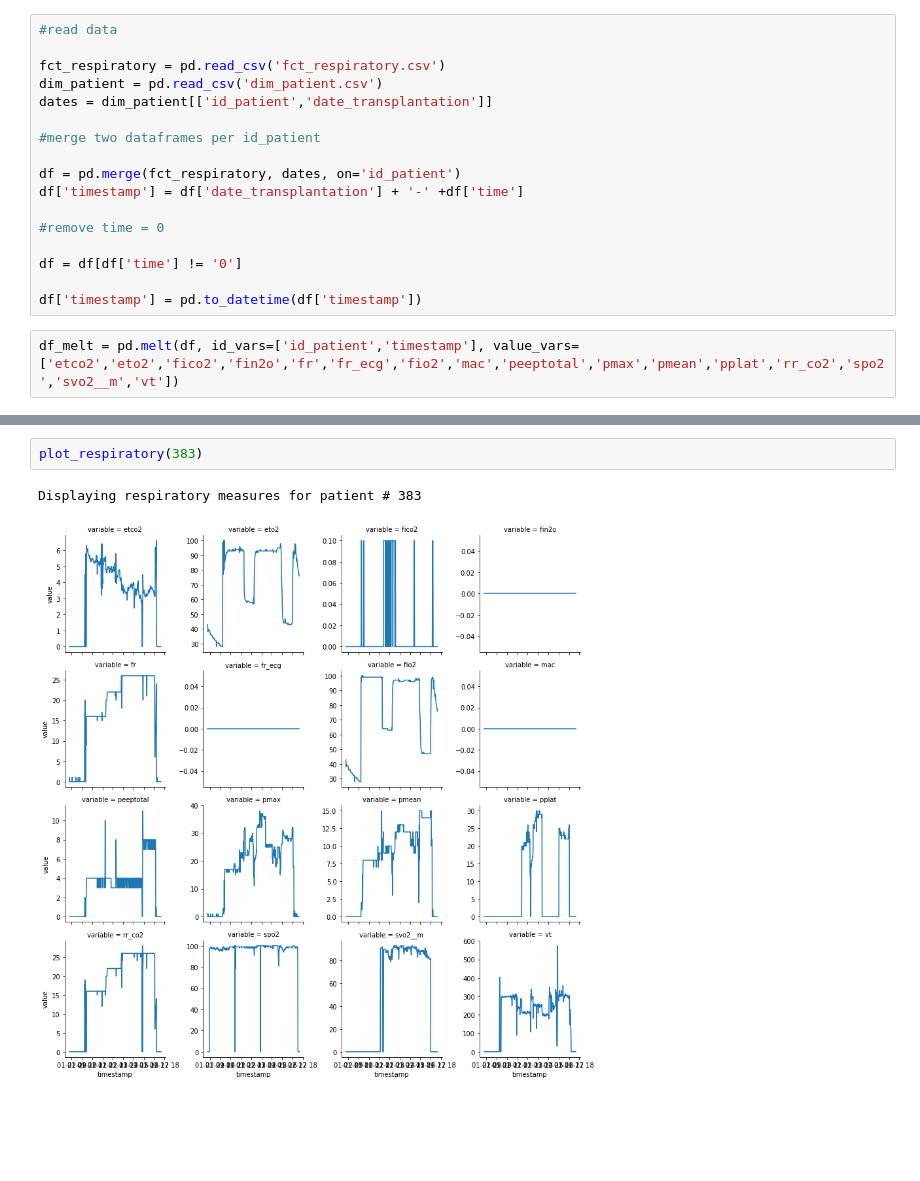
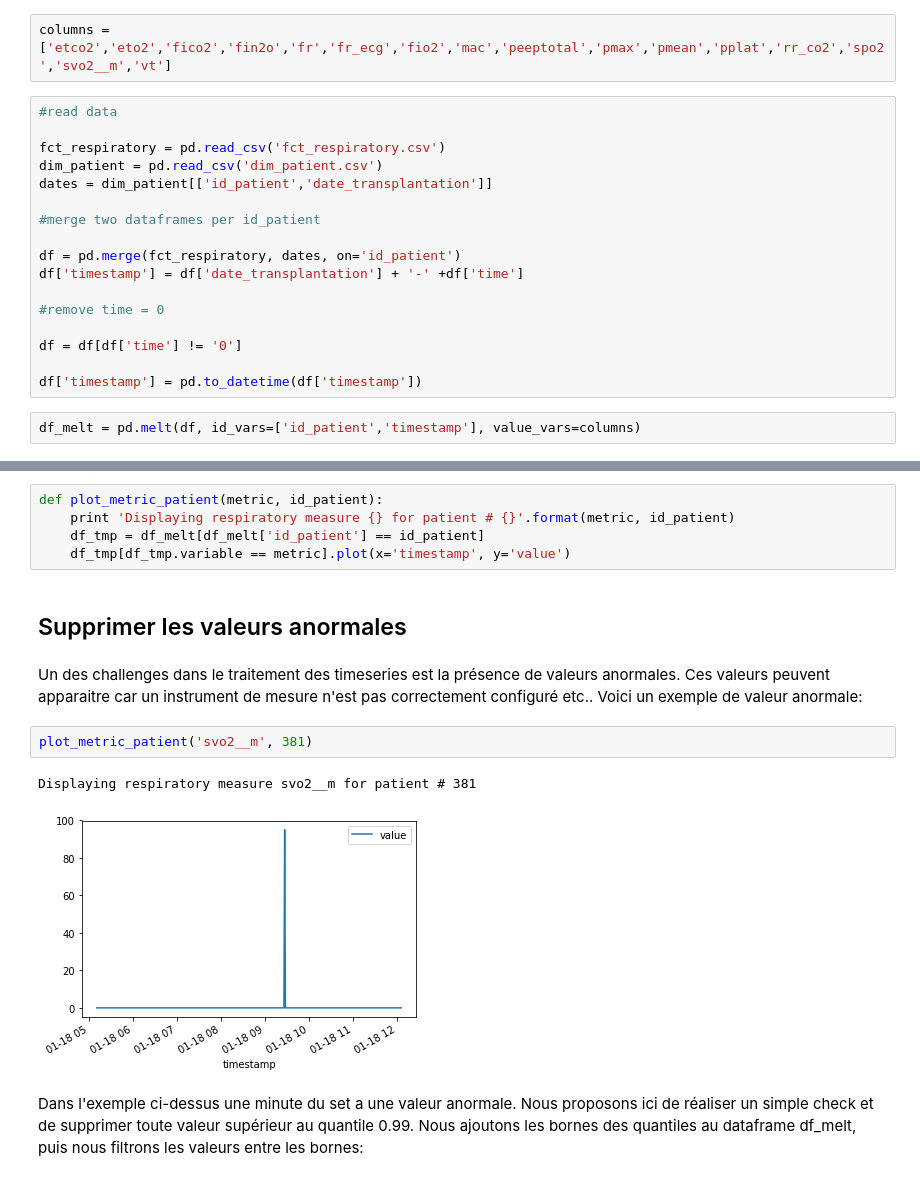
Before and after one commit to dataforgoodfr/batch_5_transplant, a Jupyter notebook: notebook/Exploration fct_respiratory.ipynb, the cells around one changed output, grey strips where cells are left out. Saved outputs shown, nothing was run; the diff lists cells and outputs as text; blank space fills up the shorter version.

```diff
--- a/notebook/Exploration fct_respiratory.ipynb
+++ b/notebook/Exploration fct_respiratory.ipynb
@@ -10,3 +11,5 @@ import matplotlib.pyplot as plt
+# %%
+columns = ['etco2','eto2','fico2','fin2o','fr','fr_ecg','fio2','mac','peeptotal','pmax','pmean','pplat','rr_co2','spo2','svo2__m','vt']
 # %%
 #read data
 
@@ -25,5 +28,5 @@ df = df[df['time'] != '0']
 
 df['timestamp'] = pd.to_datetime(df['timestamp'])
 # %%
-df_melt = pd.melt(df, id_vars=['id_patient','timestamp'], value_vars=['etco2','eto2','fico2','fin2o','fr','fr_ecg','fio2','mac','peeptotal','pmax','pmean','pplat','rr_co2','spo2','svo2__m','vt'])
+df_melt = pd.melt(df, id_vars=['id_patient','timestamp'], value_vars=columns)
 # %%
@@ -80,5 +42,16 @@ dim_patient[['id_patient', 'immediate_extubation', 'secondary_intubation']]
-# %%
-plot_respiratory(383)
-# %% [output]
-Displaying respiratory measures for patient # 383
-[figure, removed]
+# %%
+def plot_metric_patient(metric, id_patient):
+    print 'Displaying respiratory measure {} for patient # {}'.format(metric, id_patient)
+    df_tmp = df_melt[df_melt['id_patient'] == id_patient]
+    df_tmp[df_tmp.variable == metric].plot(x='timestamp', y='value')
+# %% [markdown]
+## Supprimer les valeurs anormales
+# %% [markdown]
+Un des challenges dans le traitement des timeseries est la présence de valeurs anormales. Ces valeurs peuvent apparaitre car un instrument de mesure n'est pas correctement configuré etc.. Voici un exemple de valeur anormale:
+# %%
+plot_metric_patient('svo2__m', 381)
+# %% [output]
+Displaying respiratory measure svo2__m for patient # 381
+[figure, added]
+# %% [markdown]
+Dans l'exemple ci-dessus une minute du set a une valeur anormale. Nous proposons ici de réaliser un simple check et de supprimer toute valeur supérieur au quantile 0.99. Nous ajoutons les bornes des quantiles au dataframe df_melt, puis nous filtrons les valeurs entre les bornes:
```
Also changed, not shown: parts of 11 cells of this notebook.
